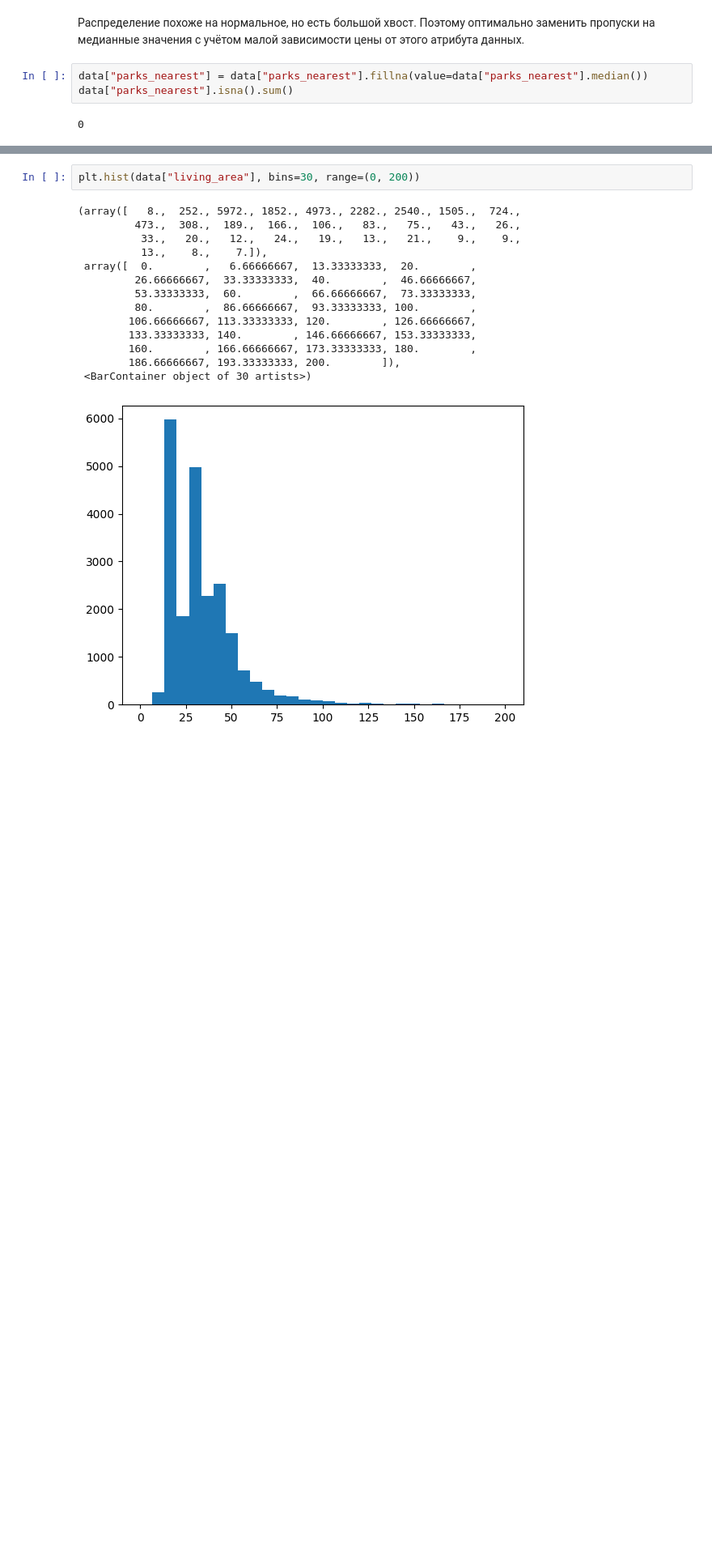
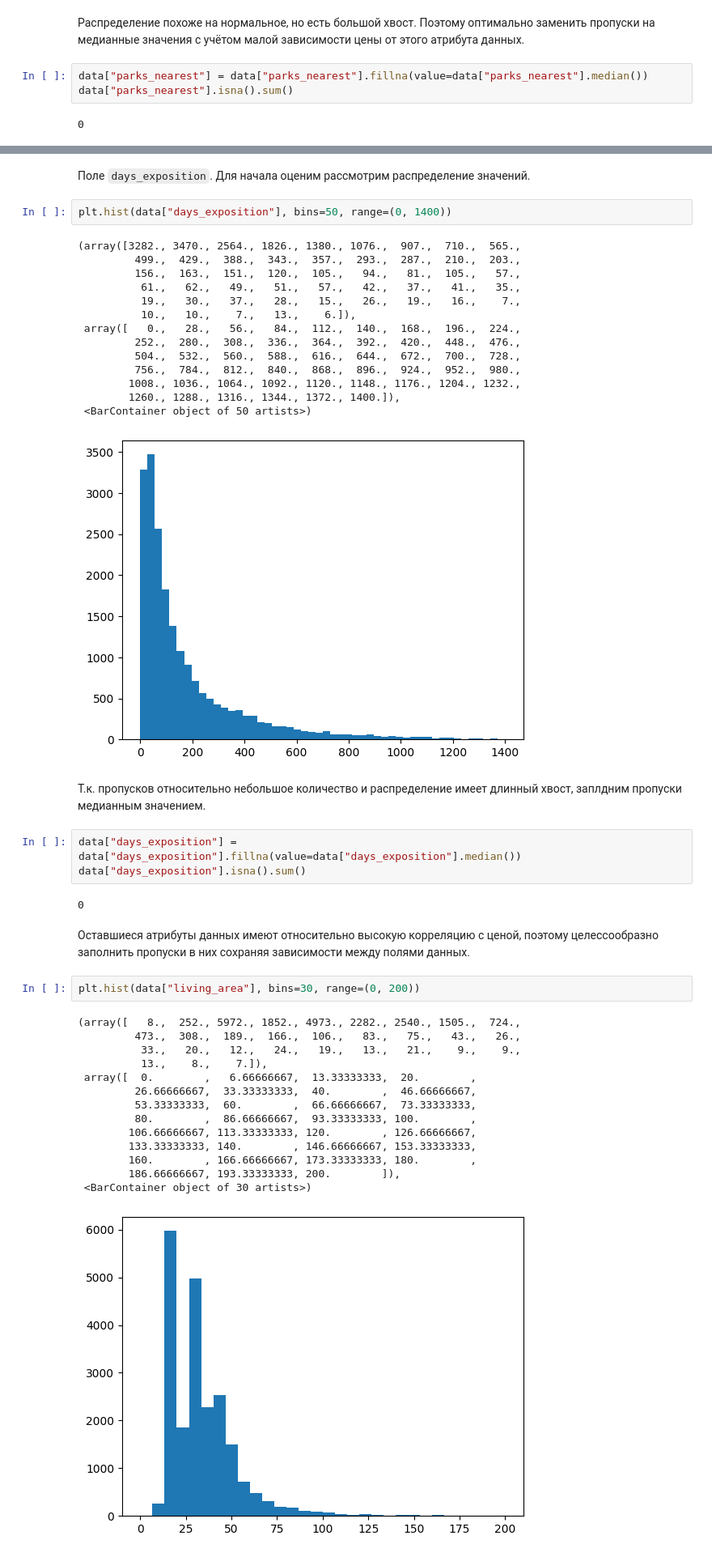
Before and after one commit to EvanderLatine/DS_Practicum, a Jupyter notebook: Real_Estate_Price_Prediction/EDA.ipynb, the cells around one changed output, grey strips where cells are left out. Shown at 81% size. Drawn from its saved outputs; the diff is of its cells as text; blank space fills up the shorter version.

```diff
--- a/Real_Estate_Price_Prediction/EDA.ipynb
+++ b/Real_Estate_Price_Prediction/EDA.ipynb
@@ -325,3 +367,31 @@ data["parks_nearest"].isna().sum()
+# %% [markdown]
+Поле `days_exposition`. Для начала оценим рассмотрим распределение значений.
+# %%
+plt.hist(data["days_exposition"], bins=50, range=(0, 1400))
+# %% [output]
+(array([3282., 3470., 2564., 1826., 1380., 1076.,  907.,  710.,  565.,
+         499.,  429.,  388.,  343.,  357.,  293.,  287.,  210.,  203.,
+         156.,  163.,  151.,  120.,  105.,   94.,   81.,  105.,   57.,
+          61.,   62.,   49.,   51.,   57.,   42.,   37.,   41.,   35.,
+          19.,   30.,   37.,   28.,   15.,   26.,   19.,   16.,    7.,
+          10.,   10.,    7.,   13.,    6.]),
+ array([   0.,   28.,   56.,   84.,  112.,  140.,  168.,  196.,  224.,
+         252.,  280.,  308.,  336.,  364.,  392.,  420.,  448.,  476.,
+         504.,  532.,  560.,  588.,  616.,  644.,  672.,  700.,  728.,
+         756.,  784.,  812.,  840.,  868.,  896.,  924.,  952.,  980.,
+        1008., 1036., 1064., 1092., 1120., 1148., 1176., 1204., 1232.,
+        1260., 1288., 1316., 1344., 1372., 1400.]),
+ <BarContainer object of 50 artists>)
+[figure, added]
+# %% [markdown]
+Т.к. пропусков относительно небольшое количество и распределение имеет длинный хвост, заплдним пропуски медианным значением.
+# %%
+data["days_exposition"] = data["days_exposition"].fillna(value=data["days_exposition"].median())
+data["days_exposition"].isna().sum()
+# %% [output]
+0
+# %% [markdown]
+Оставшиеся атрибуты данных имеют относительно высокую корреляцию с ценой, поэтому целессообразно заполнить пропуски в них сохраняя зависимости между полями данных.
 # %%
 plt.hist(data["living_area"], bins=30, range=(0, 200))
 # %% [output]
```
Also changed, not shown: parts of 12 cells of this notebook.
